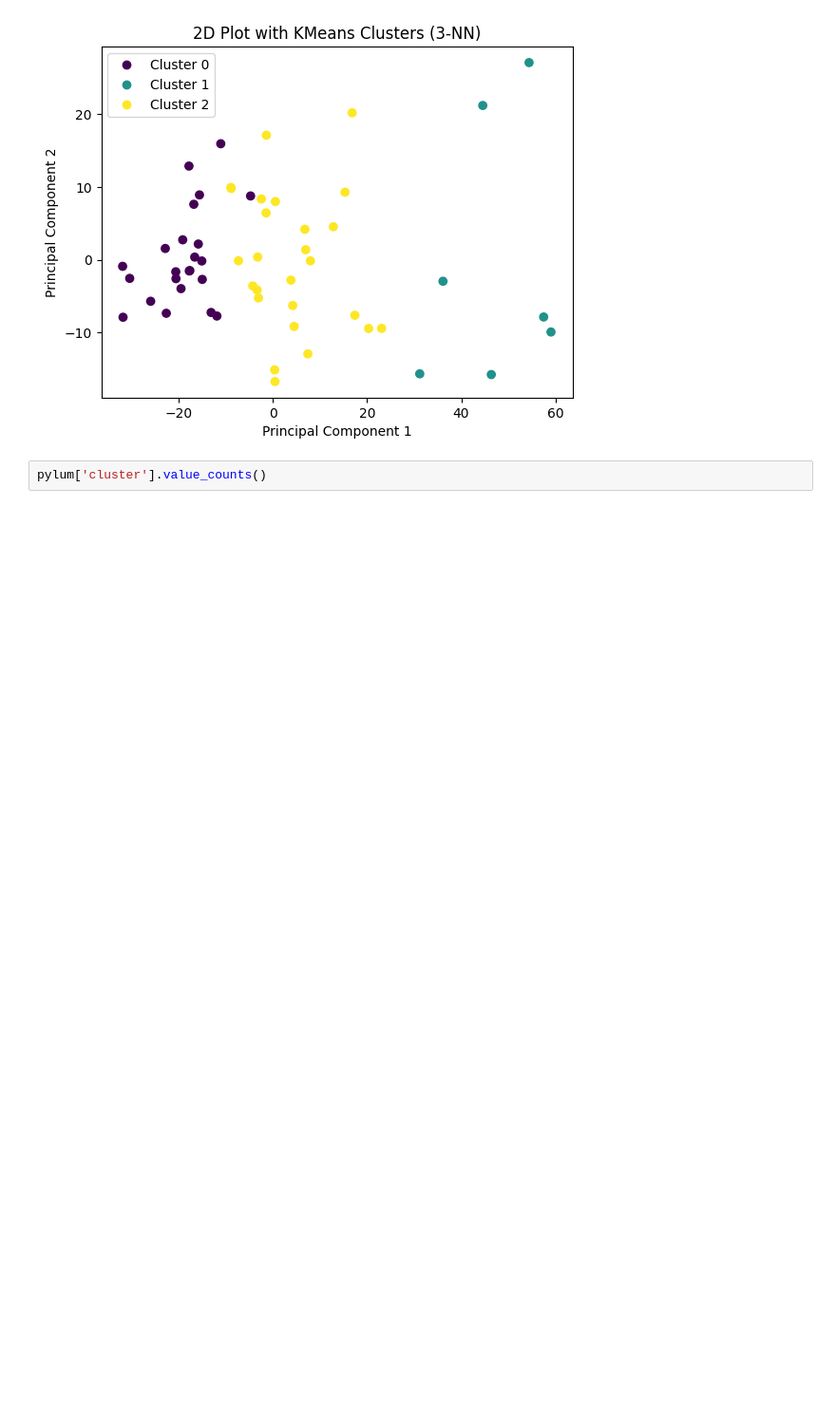
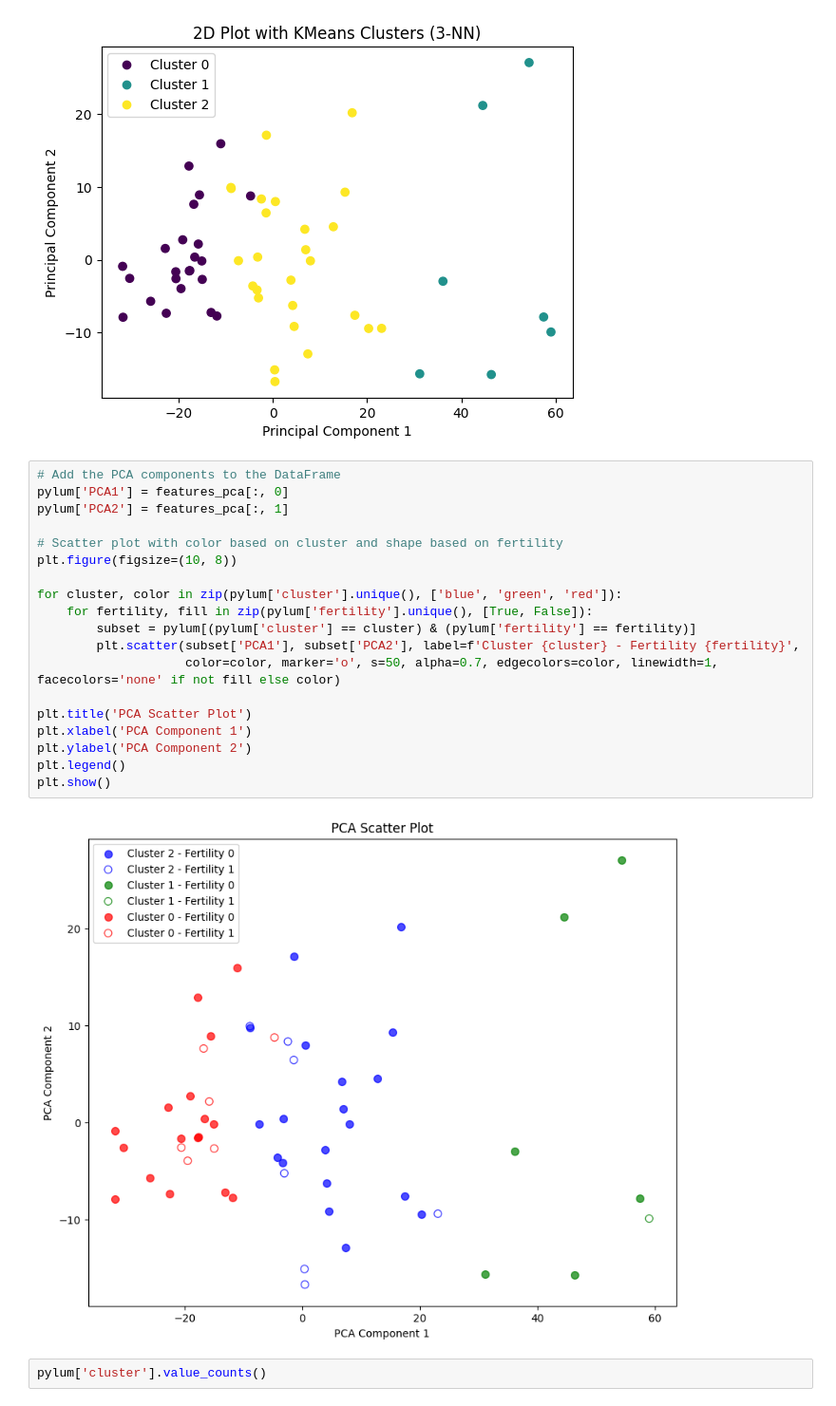
Before and after one commit to alexandraglz/BitsxlaMarato_fertilitat, a Jupyter notebook: analysis/pylum_clusters.ipynb, the cells around one changed output. Shown at 95% size. Saved outputs shown, nothing was run; the diff lists cells and outputs as text; blank space fills up the shorter version.

Commit message:
PCA plot with fills regarding fertility

```diff
--- a/analysis/pylum_clusters.ipynb
+++ b/analysis/pylum_clusters.ipynb
@@ -589,6 +589,27 @@ plt.legend(handles=scatter.legend_elements()[0],
 plt.show()
 # %% [output]
 [figure]
+# %%
+# Add the PCA components to the DataFrame
+pylum['PCA1'] = features_pca[:, 0]
+pylum['PCA2'] = features_pca[:, 1]
+
+# Scatter plot with color based on cluster and shape based on fertility
+plt.figure(figsize=(10, 8))
+
+for cluster, color in zip(pylum['cluster'].unique(), ['blue', 'green', 'red']):
+    for fertility, fill in zip(pylum['fertility'].unique(), [True, False]):
+        subset = pylum[(pylum['cluster'] == cluster) & (pylum['fertility'] == fertility)]
+        plt.scatter(subset['PCA1'], subset['PCA2'], label=f'Cluster {cluster} - Fertility {fertility}',
+                    color=color, marker='o', s=50, alpha=0.7, edgecolors=color, linewidth=1, facecolors='none' if not fill else color)
+
+plt.title('PCA Scatter Plot')
+plt.xlabel('PCA Component 1')
+plt.ylabel('PCA Component 2')
+plt.legend()
+plt.show()
+# %% [output]
+[figure, added]
 # %%
 pylum['cluster'].value_counts()
 # %% [output]
```
